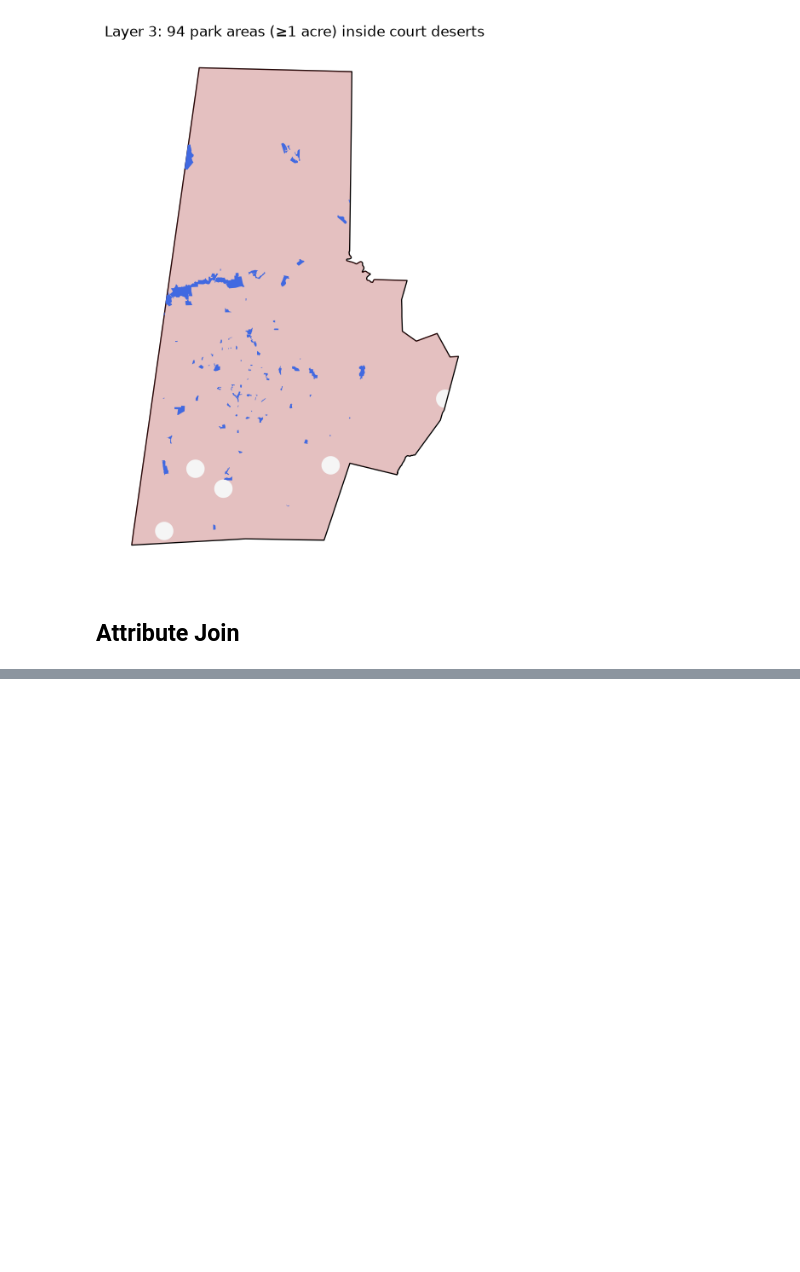
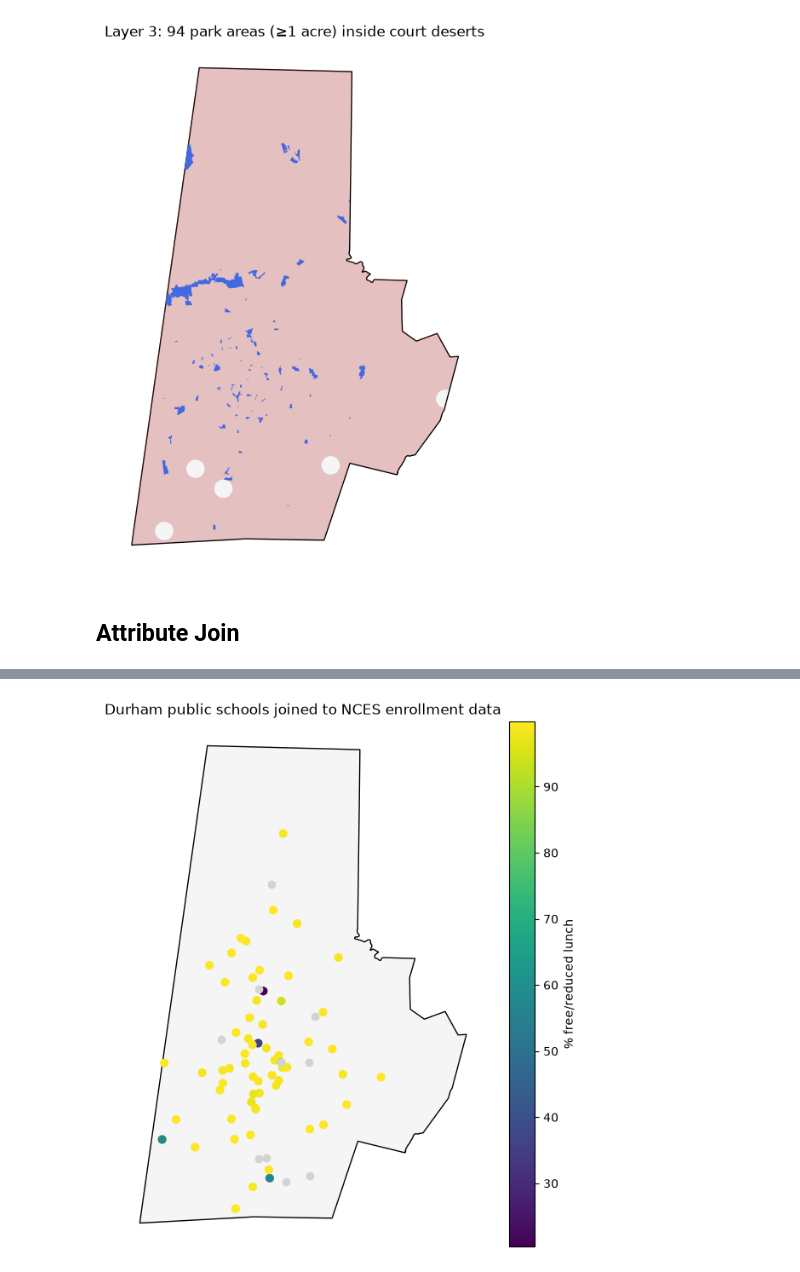
Before and after one commit to ompatel33/geog592-ompatel, a Jupyter notebook: homework/week07/data.ipynb, the cells around one changed output, grey strips where cells are left out. Saved outputs shown, nothing was run; the diff lists cells and outputs as text; code cells hidden in the pictures; blank space fills up the shorter version.

```diff
--- a/homework/week07/data.ipynb
+++ b/homework/week07/data.ipynb
@@ -137,3 +144,33 @@ candidate_sites.sort_values("acres", ascending=False)[["name", "acres"]].head(10
 [figure]
 # %% [markdown]
 ## Attribute Join
+# %%
+# combining previous layers to show the full analysis
+
+result = gpd.sjoin(gdf, courts_durham, how="left", predicate="intersects")
+
+# Durham school points (left table)
+shp = next((DATA / "edge_schools").rglob("*.shp"))
+schools = gpd.read_file(shp)
+schools = schools[schools["CNTY"] == "37063"].to_crs(CRS)[["NCESSCH", "NAME", "geometry"]]
+
+# NCES attribute table (right table)
+raw = pd.read_csv(DATA / "elsi_nc_schools.csv", skiprows=6, dtype=str)   # set skiprows to your count
+raw = raw.apply(lambda c: c.str.replace(r'^="|"$', "", regex=True).str.strip())
+
+def col(keyword):
+    return next(c for c in raw.columns if keyword.lower() in c.lower())
+
+ccd = pd.DataFrame({
+    "NCESSCH":    raw[col("School ID")].str.zfill(12),
+    "enrollment": pd.to_numeric(raw[col("Total Students")], errors="coerce"),
+    "frl":        pd.to_numeric(raw[col("Free and Reduced")], errors="coerce"),
+}).dropna(subset=["NCESSCH"])
+
+# attribute join on the shared ID
+schools_j = schools.merge(ccd, on="NCESSCH", how="left", validate="1:1")
+schools_j["pct_frl"] = schools_j["frl"] / schools_j["enrollment"] * 100
+
+print(f"Matched {schools_j['enrollment'].notna().sum()} of {len(schools_j)} schools")
+schools_j.to_file(DATA / "schools_with_ccd.gpkg")
+schools_j.head()
@@ -139,0 +185,9 @@ candidate_sites.sort_values("acres", ascending=False)[["name", "acres"]].head(10
+# %%
+# mapping the join layer
+ax = county.plot(color="whitesmoke", edgecolor="black", figsize=(8, 8))
+schools_j.plot(ax=ax, column="pct_frl", cmap="viridis", legend=True, markersize=40,
+               legend_kwds={"label": "% free/reduced lunch"}, missing_kwds={"color": "lightgray"})
+ax.set_title("Durham public schools joined to NCES enrollment data")
+ax.set_axis_off()
+# %% [output]
+[figure, added]
```
Also changed, not shown: parts of 9 cells of this notebook, 14 other files.
